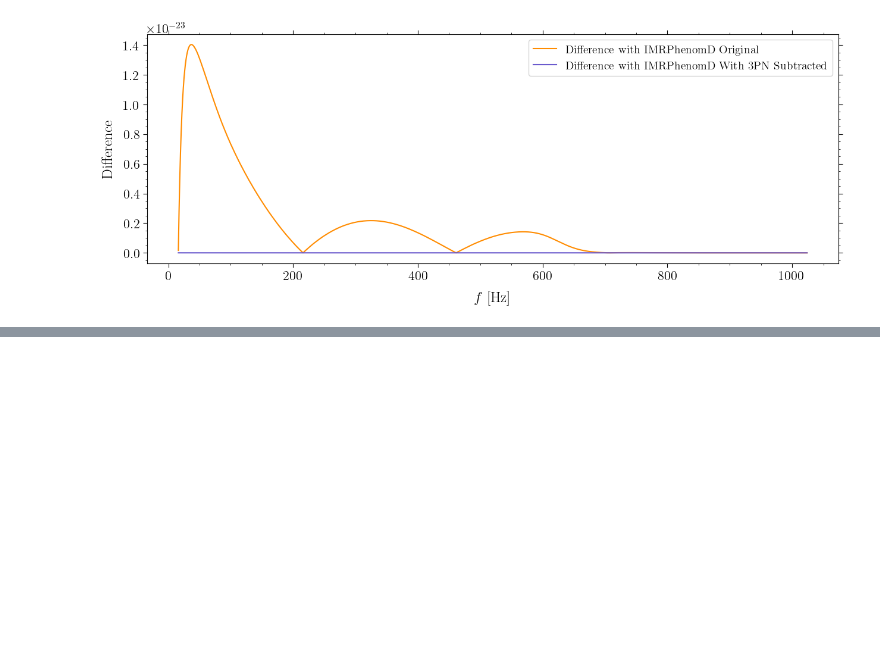
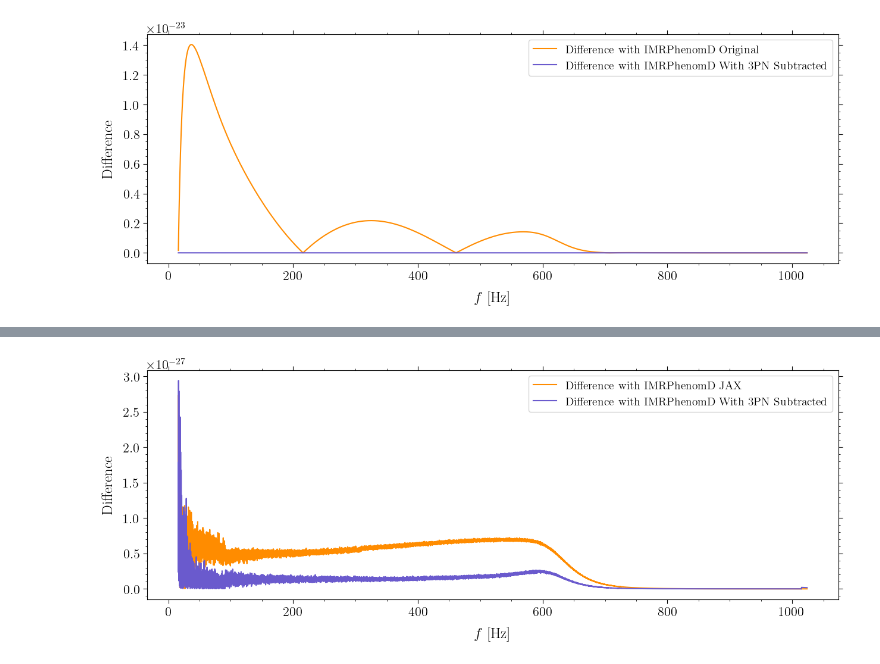
Before and after one commit to ravioli1369/IMRPhenomD, a Jupyter notebook: comparison.ipynb, the cells around one changed output, grey strips where cells are left out. Saved outputs shown, nothing was run; the diff lists cells and outputs as text; code cells hidden in the pictures; blank space fills up the shorter version.

```diff
--- a/comparison.ipynb
+++ b/comparison.ipynb
@@ -170,0 +235,16 @@ plt.show()
+# %%
+fig, ax = plt.subplots(1, 1, figsize=(15, 5), sharex=True)
+
+ax.plot(f, diff_lal_jax, label="Difference with IMRPhenomD JAX", color="darkorange")
+ax.plot(
+    f,
+    diff_lal_sub,
+    label="Difference with IMRPhenomD With 3PN Subtracted",
+    color="slateblue",
+)
+ax.set_ylabel(r"Difference")
+ax.set_xlabel(r"$f$ [Hz]")
+ax.legend()
+plt.show()
+# %% [output]
+[figure, added]
```
Also changed, not shown: parts of 8 cells of this notebook, 4 other files.
